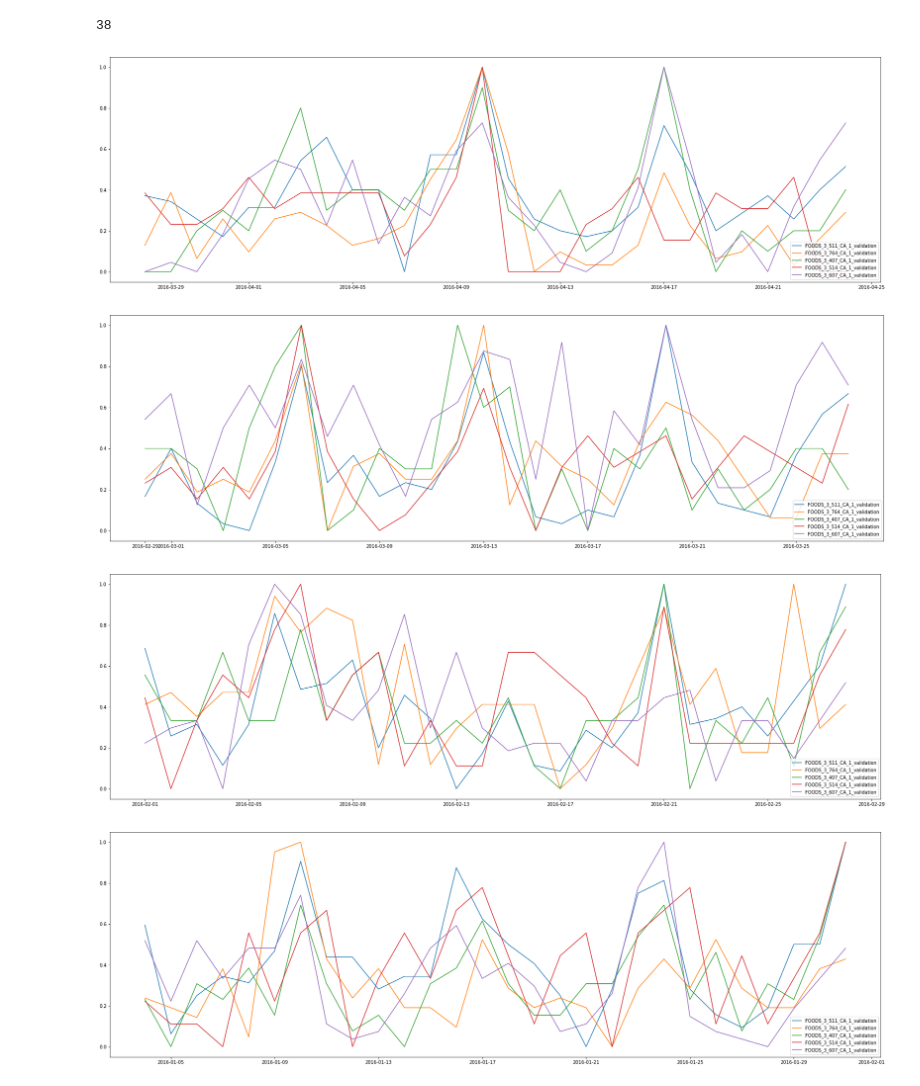
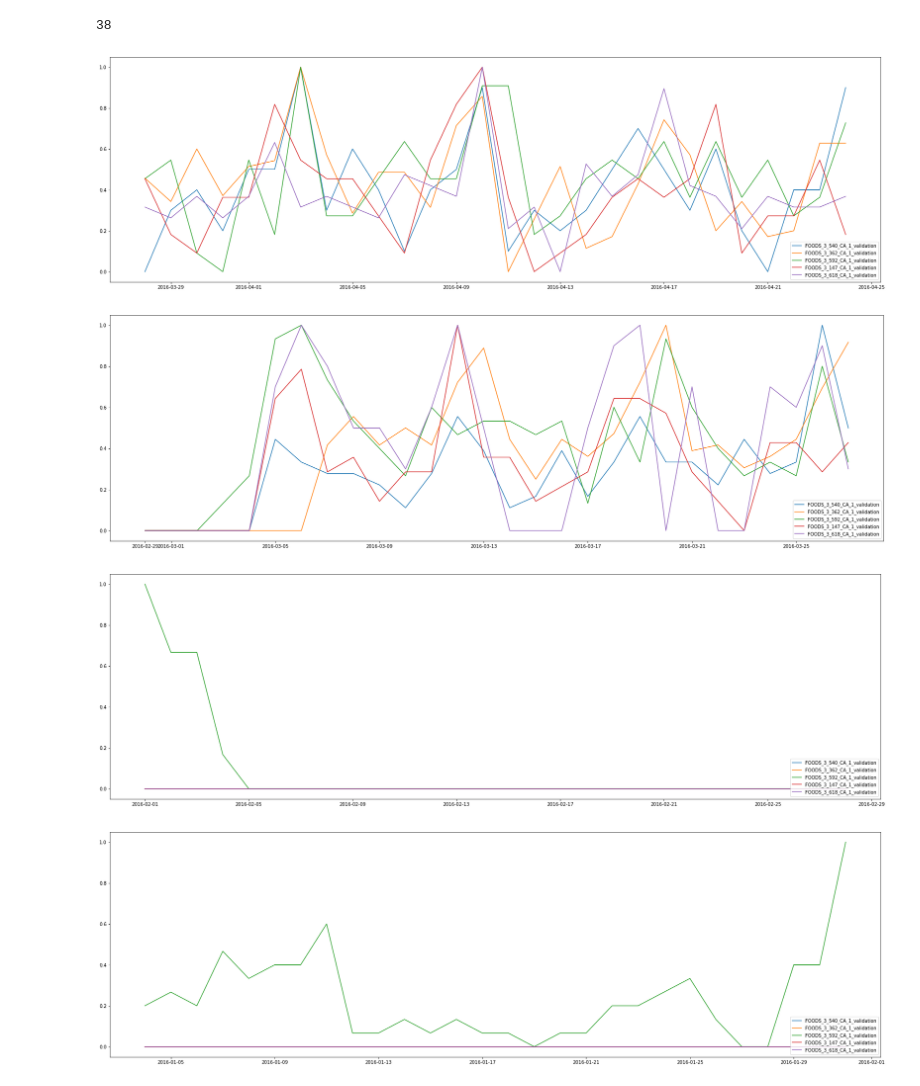
Before and after one commit to M0T0-2020/WalMart_2020, a Jupyter notebook: WalMart2020 EDA no2.ipynb, the cells around one changed output. Drawn from its saved outputs; the diff is of its cells as text; code cells hidden in the pictures.

```diff
--- a/WalMart2020 EDA no2.ipynb
+++ b/WalMart2020 EDA no2.ipynb
@@ -82,7 +83,8 @@ array(['CA_1', 'CA_2', 'CA_3', 'CA_4', 'TX_1', 'TX_2', 'TX_3', 'WI_1',
        'WI_2', 'WI_3'], dtype=object)
 # %%
 corr_dict = {}
-for store in tqdm(train_df.store_id.unique()):
+store_id = ['CA_1', 'CA_2', 'CA_3', 'CA_4', 'TX_1', 'TX_2', 'TX_3', 'WI_1', 'WI_2', 'WI_3']
+for store in tqdm(store_id):
     tmp_df = data.iloc[-84:,data.columns.str.contains(store)]
     mean = tmp_df.mean(axis=0)
     tmp_df = tmp_df.loc[:,mean>1.5]
@@ -130,24 +132,24 @@ gc.collect()
 # %%
 d = 28
 
-prnt_col = 'FOODS_3_511_CA_1_validation'
+prnt_col = 'FOODS_3_540_CA_1_validation'
 
 plt.figure(figsize=(30,9))
 for col in corr[prnt_col].sort_values(ascending=False).index[:5]:
     val = preprocessing.minmax_scale(data[col][-d:])
     plt.plot(data.date[-d:], val, label=col)
 plt.legend(loc=4)
 plt.show()
 
 for i in range(1, 6):
     plt.figure(figsize=(30,9))
     for col in corr[prnt_col].sort_values(ascending=False).index[:5]:
         val = preprocessing.minmax_scale(data[col][-d*(i+1):-d*i])
         plt.plot(data.date[-d*(i+1):-d*(i)], val, label=col)
     plt.legend(loc=4)
     plt.show()
 # %% [output]
-[figure, old version]
+[figure, new version]
-[figure, old version]
+[figure, new version]
-[figure, old version]
+[figure, new version]
-[figure, old version]
+[figure, new version]
```
Also changed, not shown: parts of 12 cells of this notebook.
